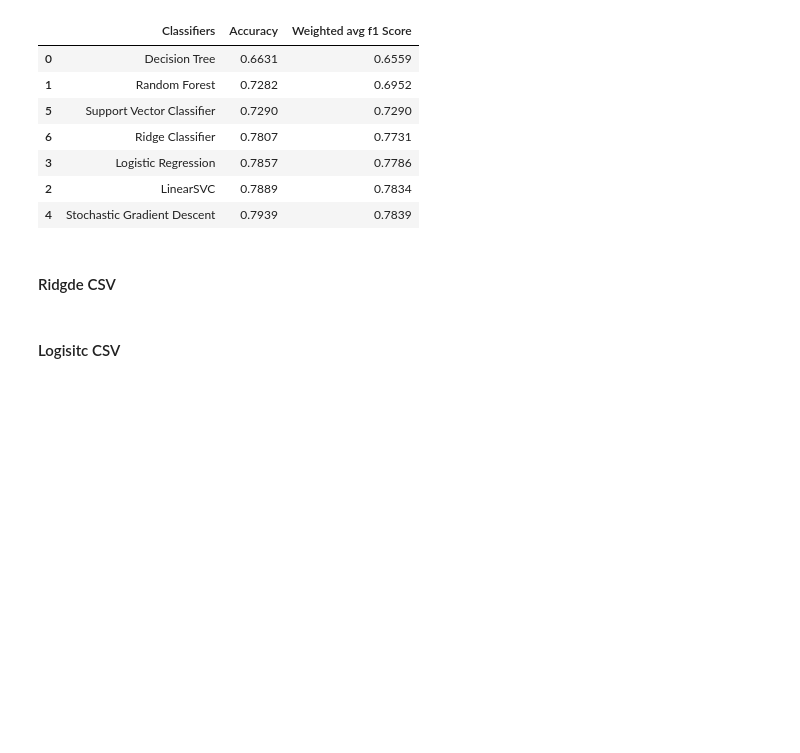
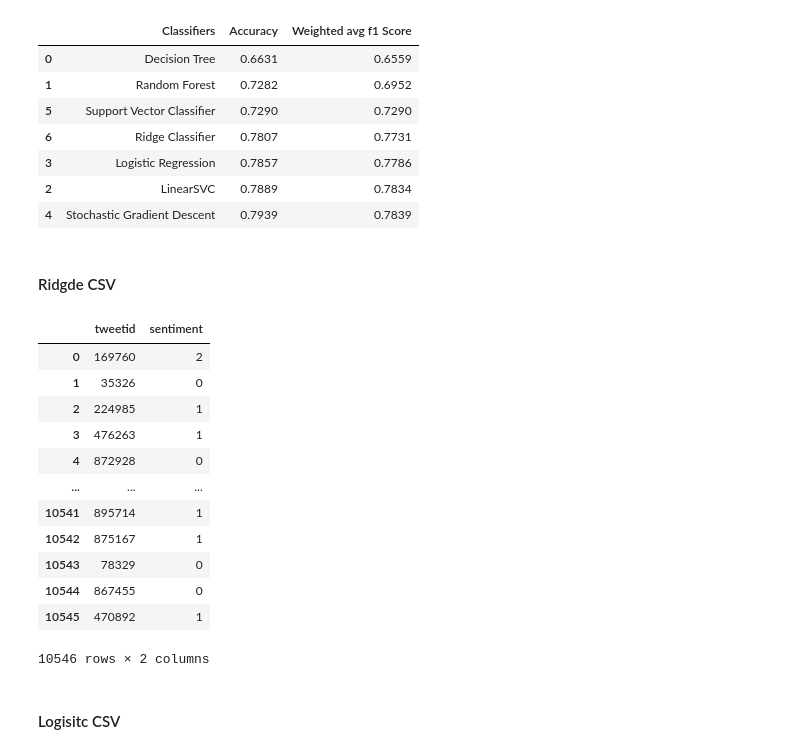
Before and after one commit to marth418/classification-predict-streamlit-template, a Jupyter notebook: Starter_notebook.ipynb, the cells around one changed output. Saved outputs shown, nothing was run; the diff lists cells and outputs as text; code cells hidden in the pictures; blank space fills up the shorter version.

```diff
--- a/Starter_notebook.ipynb
+++ b/Starter_notebook.ipynb
@@ -932,5 +932,5 @@ df
 # %%
 y_pred = ridge_count.predict(X_test)
 # %%
-test_data['sentiment'] = y_pred
+test_fin['sentiment'] = y_pred
 # %%
@@ -938,5 +938,19 @@ test_data[['tweetid','sentiment']].to_csv('Ridge1_Submission.csv', index=False)
 # %%
-test_data[['tweetid','sentiment']].to_csv('Ridge1_Submission.csv', index=False)
+test_fin[['tweetid','sentiment']]
+# %% [output]
+|  | tweetid | sentiment |
+| 0 | 169760 | 2 |
+| 1 | 35326 | 0 |
+| 2 | 224985 | 1 |
+| 3 | 476263 | 1 |
+| 4 | 872928 | 0 |
+| ... | ... | ... |
+| 10541 | 895714 | 1 |
+| 10542 | 875167 | 1 |
+| 10543 | 78329 | 0 |
+| 10544 | 867455 | 0 |
+| 10545 | 470892 | 1 |
+10546 rows × 2 columns
 # %% [markdown]
 #### Logisitc CSV
 # %%
```
Also changed, not shown: parts of 7 cells of this notebook.
